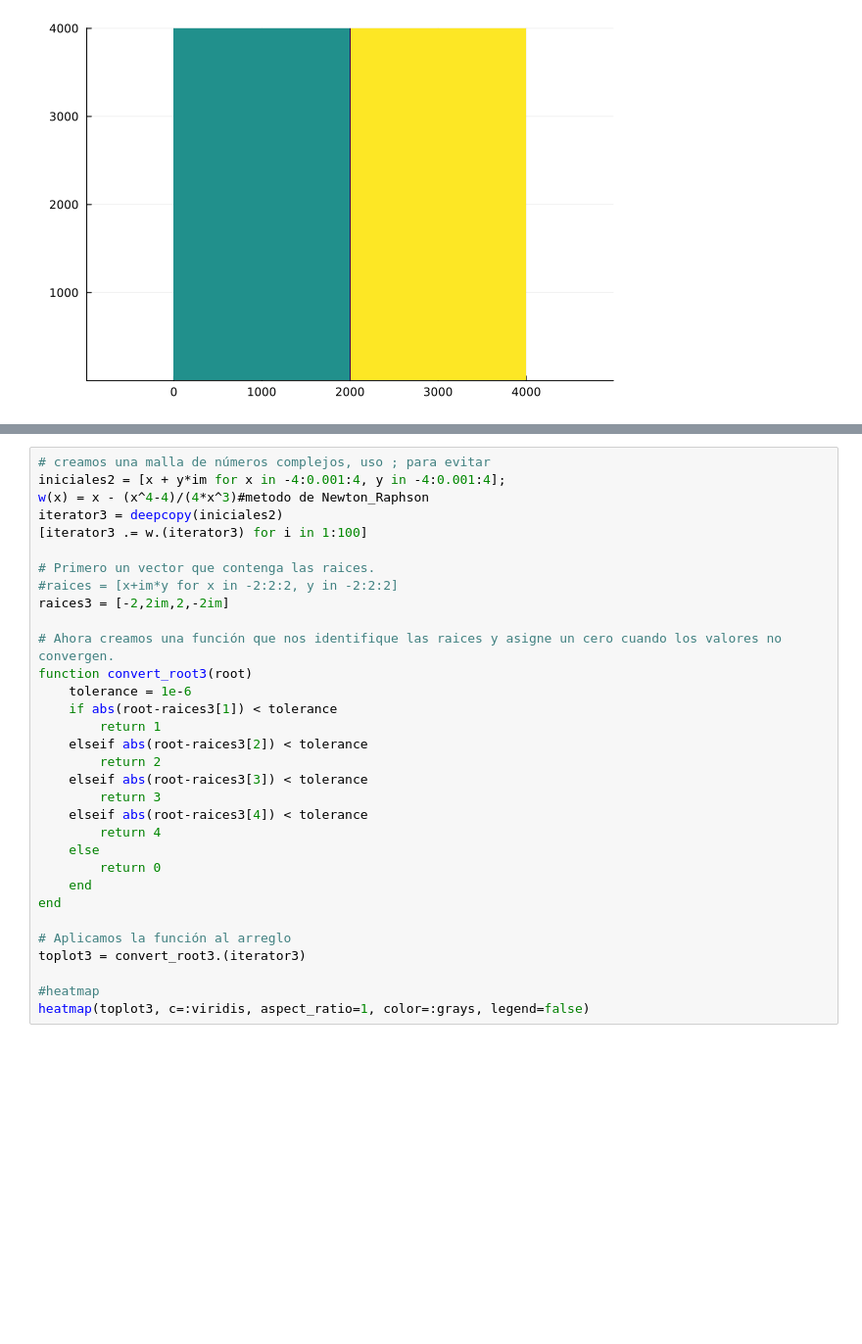
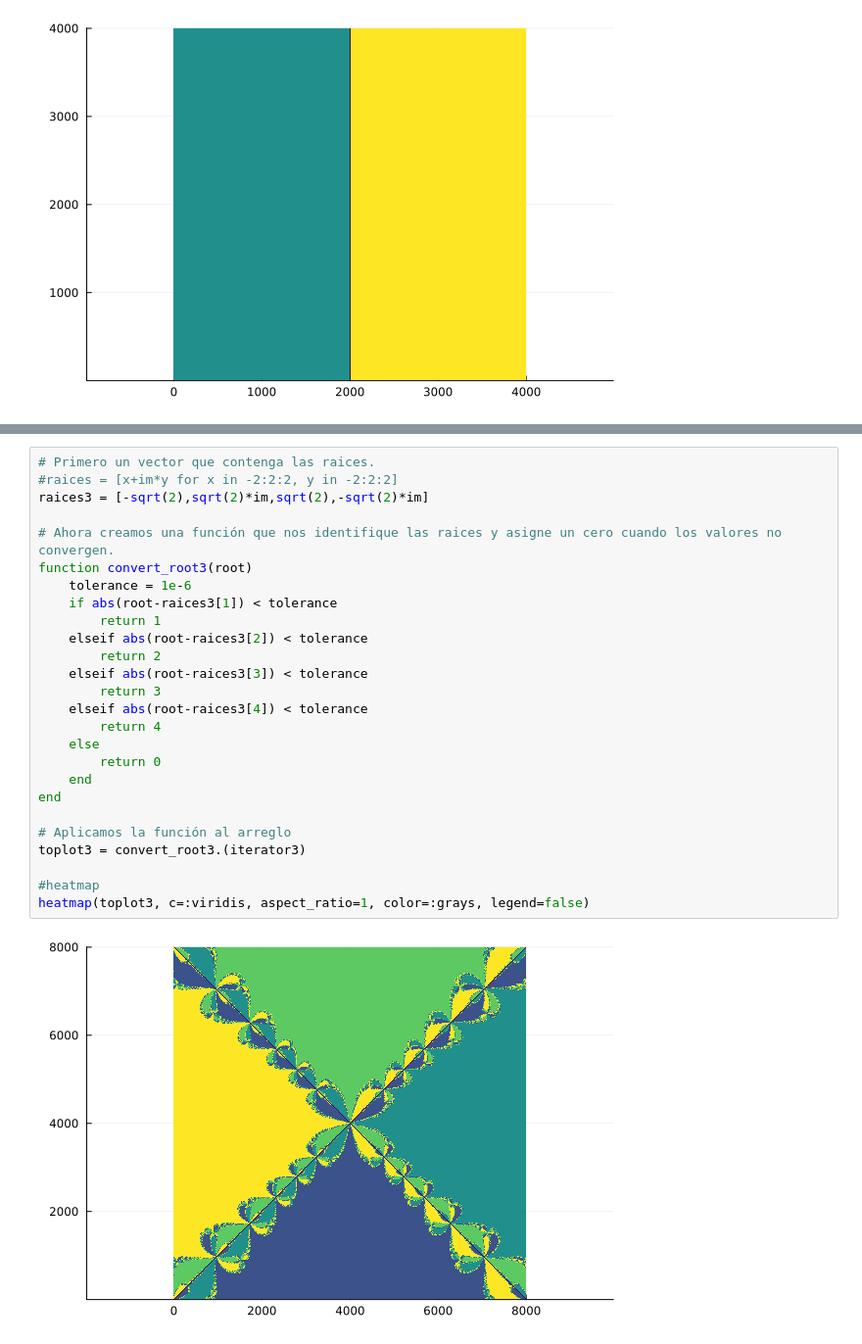
Before and after one commit to Guillermo-Phy-Morfin/Metodos-Computacionales, a Jupyter notebook: Ejercicios/Fractal_Newton.ipynb, the cells around one changed output, grey strips where cells are left out. Shown at 98% size. Saved outputs shown, nothing was run; the diff lists cells and outputs as text; blank space fills up the shorter version.

```diff
--- a/Ejercicios/Fractal_Newton.ipynb
+++ b/Ejercicios/Fractal_Newton.ipynb
@@ -160,35 +173,31 @@ heatmap(toplot2, c=:viridis, aspect_ratio=1, color=:grays, legend=false)
 # %%
-# creamos una malla de números complejos, uso ; para evitar
-iniciales2 = [x + y*im for x in -4:0.001:4, y in -4:0.001:4];
-w(x) = x - (x^4-4)/(4*x^3)#metodo de Newton_Raphson
-iterator3 = deepcopy(iniciales2)
-[iterator3 .= w.(iterator3) for i in 1:100]
-
 # Primero un vector que contenga las raices.
 #raices = [x+im*y for x in -2:2:2, y in -2:2:2]
-raices3 = [-2,2im,2,-2im]
+raices3 = [-sqrt(2),sqrt(2)*im,sqrt(2),-sqrt(2)*im]
 
 # Ahora creamos una función que nos identifique las raices y asigne un cero cuando los valores no convergen.
 function convert_root3(root)
     tolerance = 1e-6
     if abs(root-raices3[1]) < tolerance
         return 1
     elseif abs(root-raices3[2]) < tolerance
         return 2
     elseif abs(root-raices3[3]) < tolerance
         return 3
     elseif abs(root-raices3[4]) < tolerance
         return 4
     else
         return 0
     end
 end
 
 # Aplicamos la función al arreglo
 toplot3 = convert_root3.(iterator3)
 
 #heatmap
 heatmap(toplot3, c=:viridis, aspect_ratio=1, color=:grays, legend=false)
+# %% [output]
+[figure, added]
 # %%
 # creamos una malla de números complejos, uso ; para evitar
 iniciales3 = [x + y*im for x in -2:0.001:2, y in -2:0.001:2];
```
Also changed, not shown: parts of 9 cells of this notebook, 1 other file.
